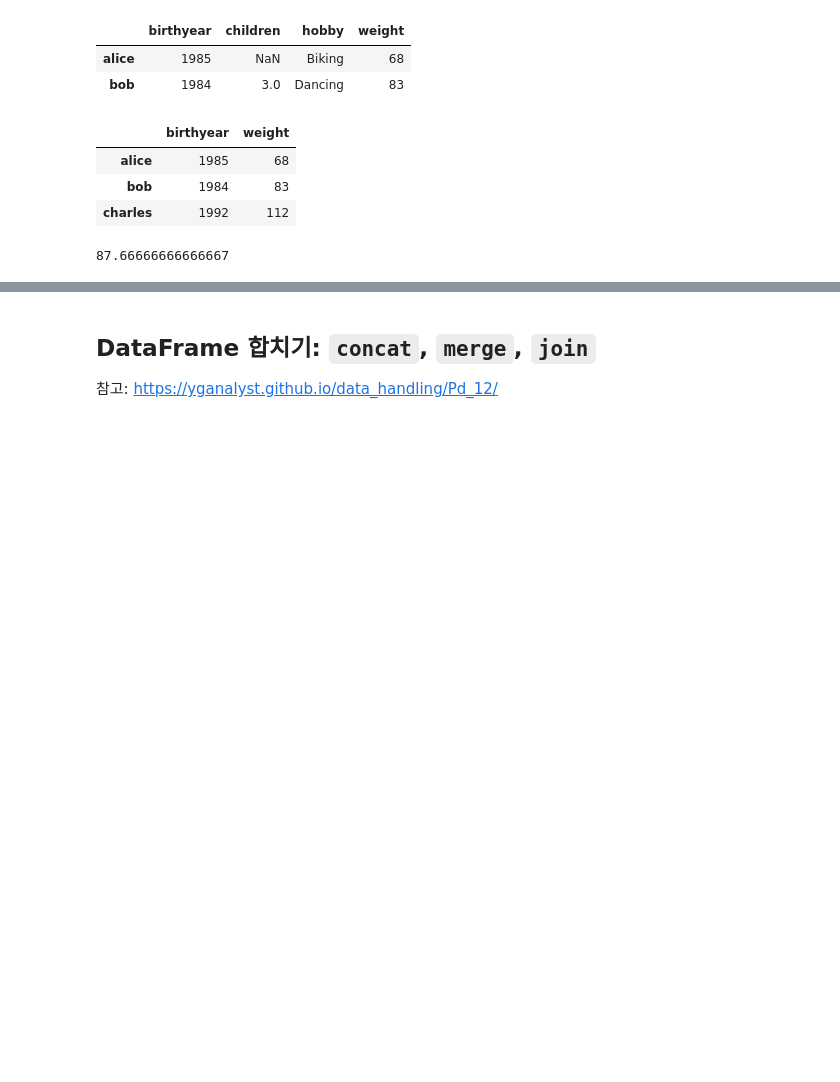
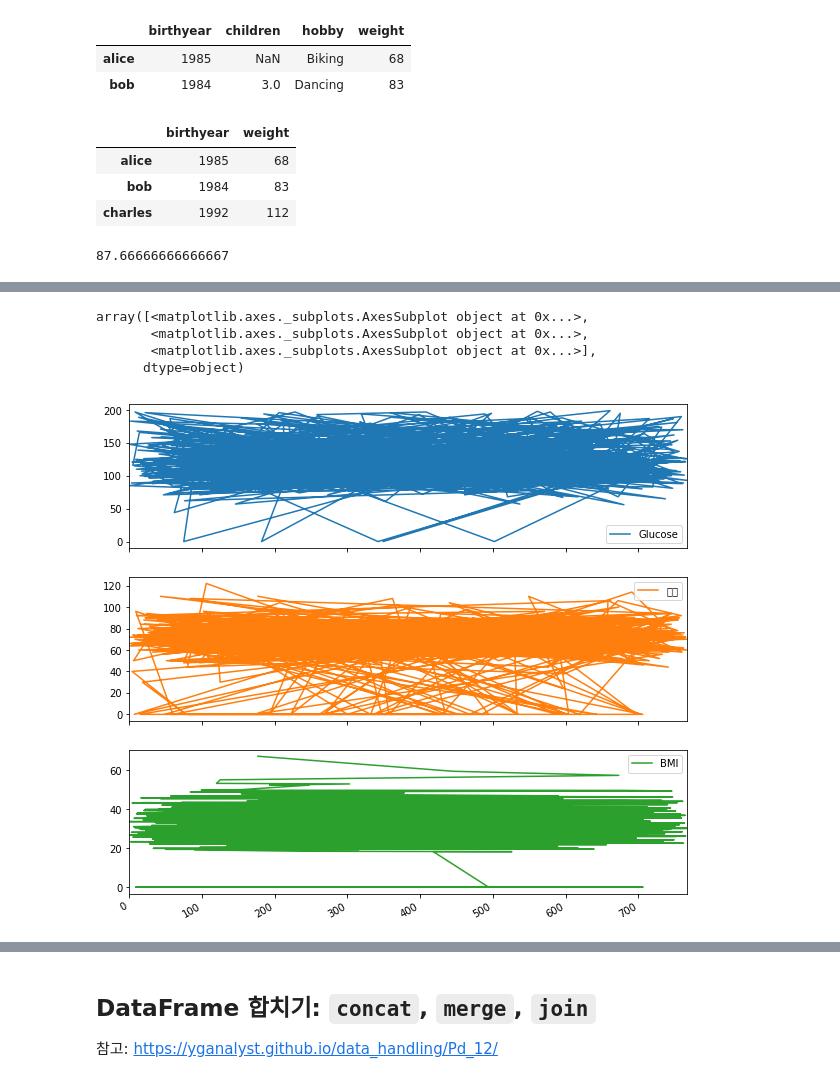
Before and after one commit to jinpyohong/data_science, a Jupyter notebook: Pandas.ipynb, the cells around one changed output, grey strips where cells are left out. Drawn from its saved outputs; the diff is of its cells as text; code cells hidden in the pictures; blank space fills up the shorter version.

```diff
--- a/Pandas.ipynb
+++ b/Pandas.ipynb
@@ -178,0 +222,5 @@ df.describe()
+# %%
+df2 = df.copy()   # make a copy
+df2.loc[2:5, 'DiabetesPedigreeFunction'] = None
+df2.loc[[4, 6], 'Glucose'] = None
+df2.head(7)
@@ -178,0 +264,7 @@ df.describe()
+# %%
+df3 = df2.copy()
+avg = df3.DiabetesPedigreeFunction.mean()
+df3.DiabetesPedigreeFunction.fillna(avg, inplace=True)
+avg1 = df3['Glucose'].mean()
+df3['Glucose'].fillna(avg1, inplace=True)
+df3.head(7)
@@ -178,0 +302,3 @@ df.describe()
+# %%
+df3.rename(columns = {'DiabetesPedigreeFunction':'DPF'}, inplace = True)
+df3.head()
@@ -178,0 +312,4 @@ df.describe()
+# %%
+df3.columns = ['임신기간', 'Glucose', '혈압', 'SkinThickness', 'Insulin', 'BMI', 'DPF', '나이', 'Outcome']
+print(df3.columns)
+df3.혈압.head()
@@ -178,0 +405,8 @@ df.describe()
+# %%
+df3[['Glucose', '혈압', 'BMI']].plot(subplots=True, figsize=(10,10))
+# %% [output]
+array([<matplotlib.axes._subplots.AxesSubplot object at 0x...>,
+       <matplotlib.axes._subplots.AxesSubplot object at 0x...>,
+       <matplotlib.axes._subplots.AxesSubplot object at 0x...>],
+      dtype=object)
+[figure, added]
```
Also changed, not shown: parts of 48 cells of this notebook, 1 other file.
